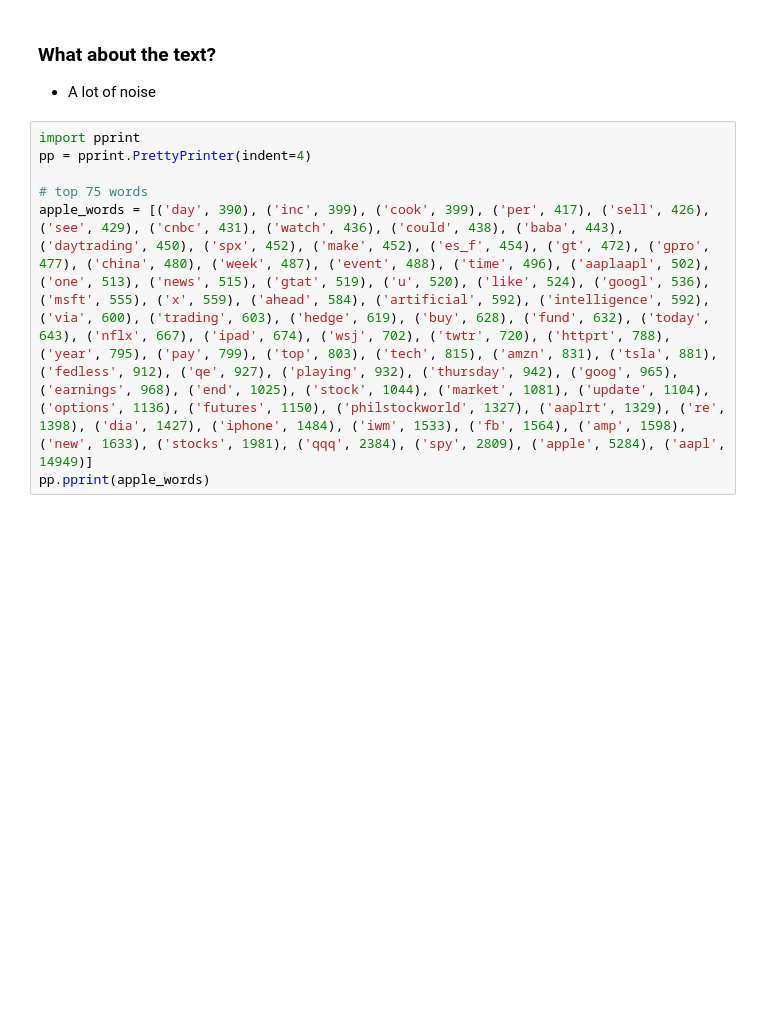
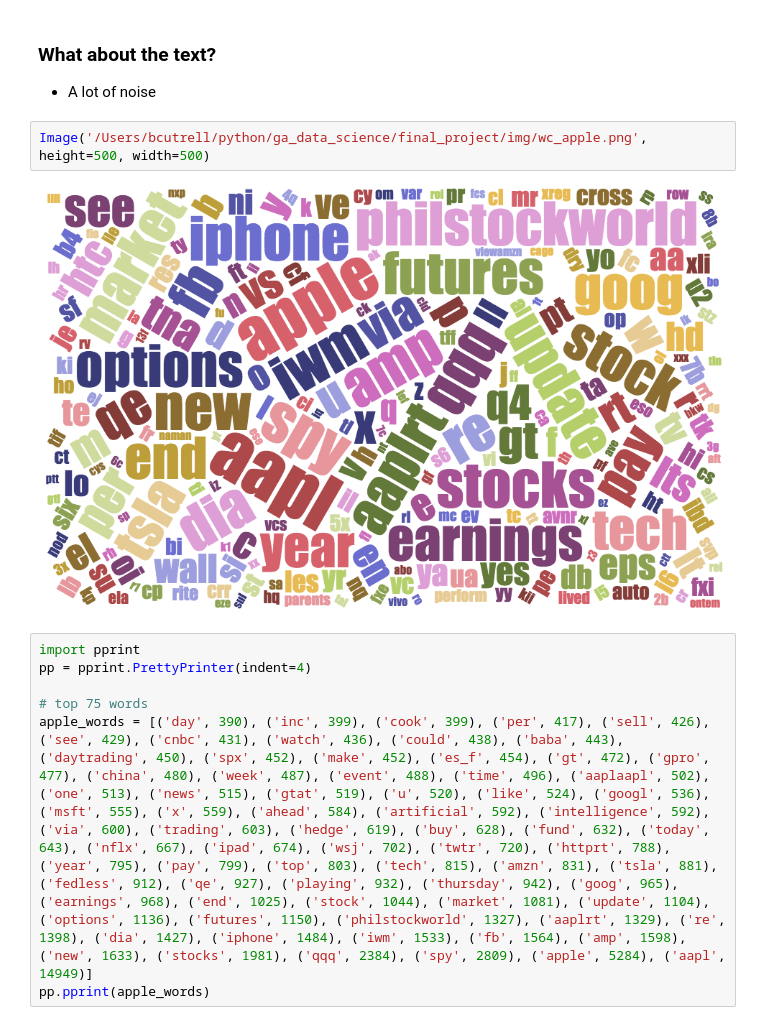
Before and after one commit to bcutrell/ga_data_science, a Jupyter notebook: final_project/equitweet.ipynb, the cells around one changed output. Cells and saved outputs as stored; diff of their text form; blank space fills up the shorter version.

```diff
--- a/final_project/equitweet.ipynb
+++ b/final_project/equitweet.ipynb
@@ -308,6 +375,10 @@ dtype: float64
 # %% [markdown]
 ### What about the text?
  - A lot of noise
+# %%
+Image('/Users/bcutrell/python/ga_data_science/final_project/img/wc_apple.png', height=500, width=500)
+# %% [output]
+[figure, added]
 # %%
 import pprint
 pp = pprint.PrettyPrinter(indent=4)
```
Also changed, not shown: parts of 17 cells of this notebook, 7 other files.
